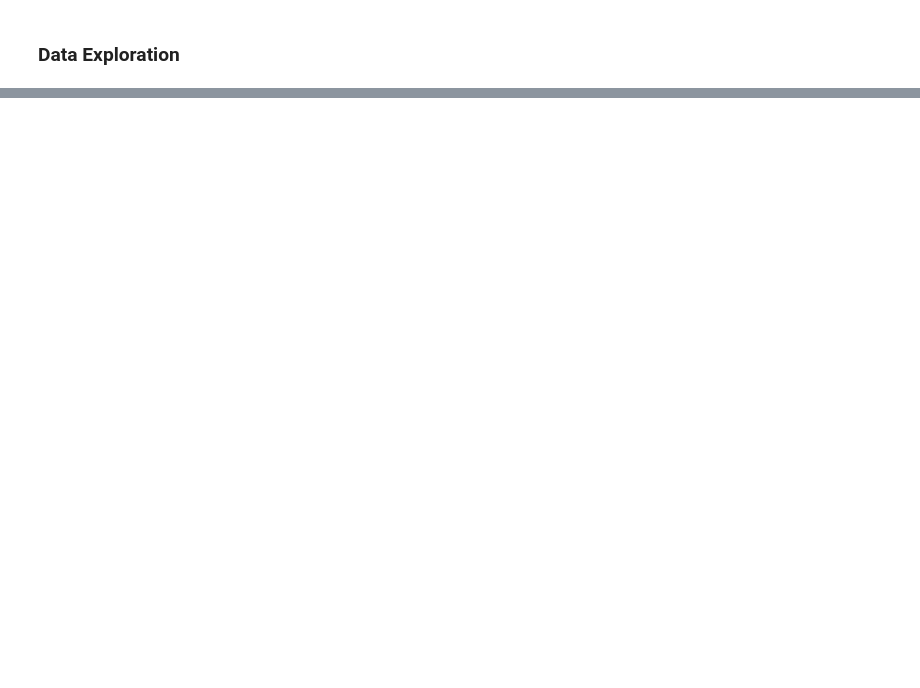
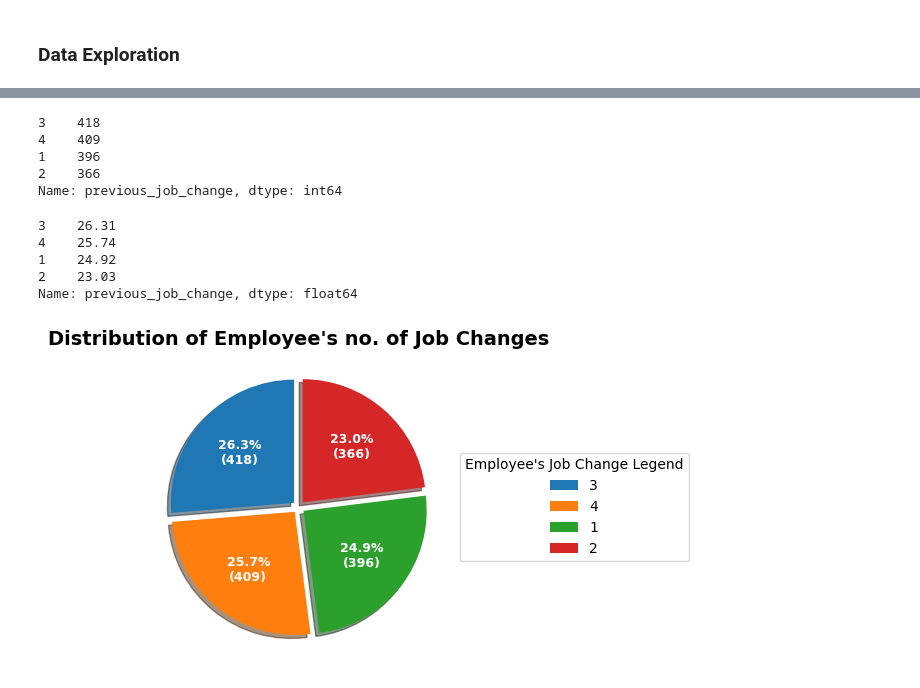
Before and after one commit to lavkushsingh31/Data_Science_Machine_Learning_Projects, a Jupyter notebook: Course Project - Salary Prediction of New Hire Employees/Course Project - Salary Prediction for Hiring New Employees.ipynb, the cells around one changed output, grey strips where cells are left out. Drawn from its saved outputs; the diff is of its cells as text; code cells hidden in the pictures; blank space fills up the shorter version.

```diff
--- a/Course Project - Salary Prediction of New Hire Employees/Course Project - Salary Prediction for Hiring New Employees.ipynb
+++ b/Course Project - Salary Prediction of New Hire Employees/Course Project - Salary Prediction for Hiring New Employees.ipynb
@@ -252,0 +369,44 @@ sns.countplot(x = 'city', data = emp_data)
+# %%
+job_changes = emp_data['previous_job_change'].value_counts()
+job_changes
+# %% [output]
+3    418
+4    409
+1    396
+2    366
+Name: previous_job_change, dtype: int64
+# %%
+job_changes_percent = round((job_changes/emp_data.shape[0])*100,2)
+job_changes_percent
+# %% [output]
+3    26.31
+4    25.74
+1    24.92
+2    23.03
+Name: previous_job_change, dtype: float64
+# %%
+fig, ax = plt.subplots(figsize=[12,4])
+
+labels = job_changes.index
+data = job_changes.values
+
+def func(pct, allvals):
+    absolute = int(np.round(pct/100.*np.sum(allvals)))
+    return f"{pct:.1f}%\n({absolute:d})"
+
+wedges, texts, autopcts = ax.pie(x= data,
+                        autopct=lambda pct: func(pct, data),
+                        explode=[0.05]*len(job_changes_percent),
+                        shadow=True,
+                        startangle = 90
+                        )
+# Adding legend
+ax.legend(wedges, labels,
+          title ="Employee's Job Change Legend",
+          loc ="center left",
+          bbox_to_anchor =(1, 0, 0.5, 1))
+
+plt.setp(autopcts, **{'color':'white', 'weight':'bold', 'fontsize':9})
+plt.title("Distribution of Employee's no. of Job Changes", fontsize=14, fontweight="bold");
+# %% [output]
+[figure, added]
```
Also changed, not shown: parts of 30 cells of this notebook.
